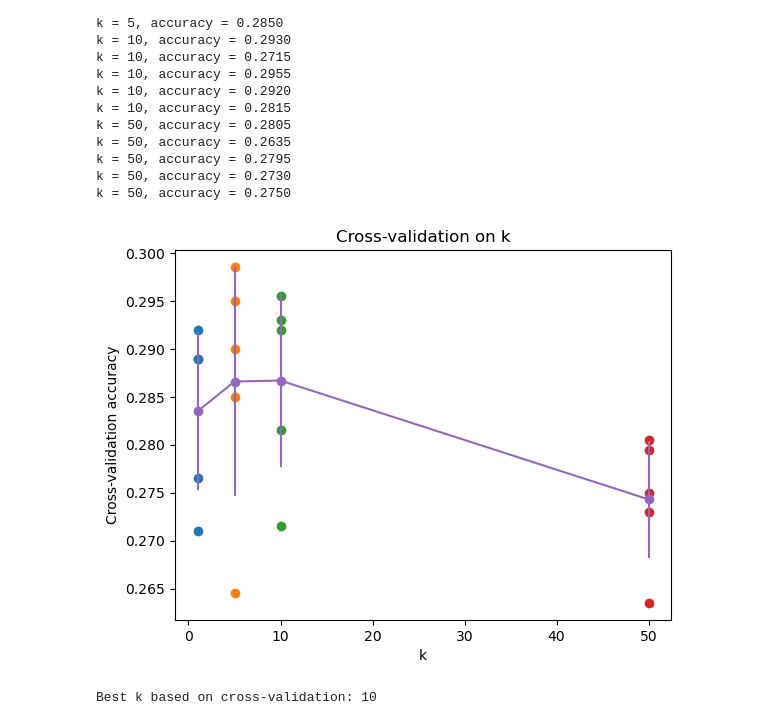
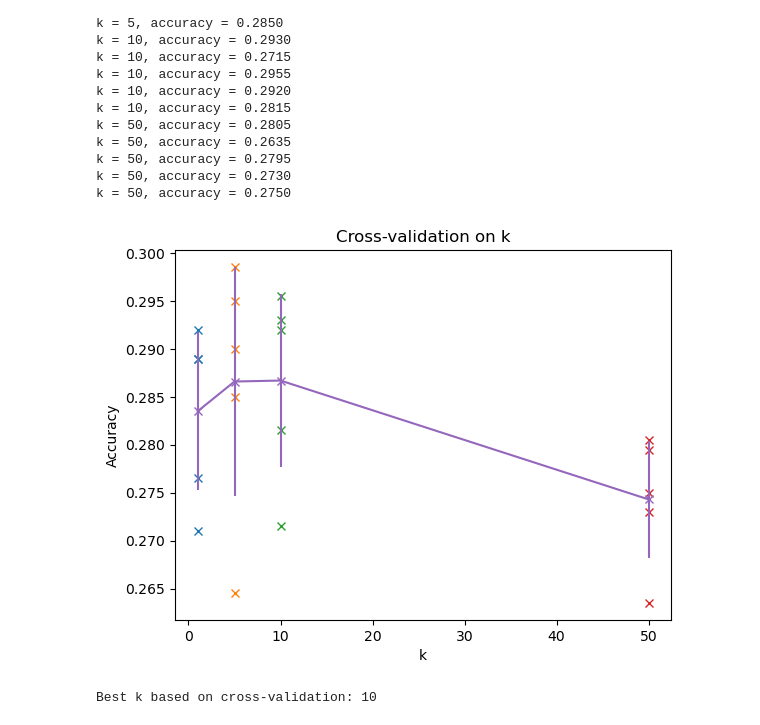
Before and after one commit to jordany33/CIFAR-10-Image-Classification, a Jupyter notebook: CIFAR-10_kNN_Classifier_Implementation.ipynb, the cells around one changed output. Drawn from its saved outputs; the diff is of its cells as text; code cells hidden in the pictures.

```diff
--- a/CIFAR-10_kNN_Classifier_Implementation.ipynb
+++ b/CIFAR-10_kNN_Classifier_Implementation.ipynb
@@ -44,9 +45,9 @@ Files already downloaded and verified
 # %%
 def convert_to_numpy(dataloader):
     data, labels = [], []
-    for images, lbls in dataloader:
-        data.append(images.view(images.size(0), -1).numpy())
-        labels.append(lbls.numpy())
+    for i, j in dataloader:
+        data.append(i.view(i.size(0), -1).numpy())
+        labels.append(j.numpy())
     data = np.concatenate(data)
     labels = np.concatenate(labels)
     return data, labels
@@ -83,15 +84,15 @@ def plot_errors_for_train_sizes_knn(tr_err_knn: list, te_err_knn: list, train_si
     plt.show()
 # %%
 k_values = [1, 5, 10, 50]
-k_to_accuracies = {}
+k_accuracies = {}
 
-# 5-fold
+# 5-fold cross-validation
 for k in k_values:
     knn = KNeighborsClassifier(n_neighbors=k)
     accuracies = cross_val_score(knn, X_train, y_train, cv=5)
-    k_to_accuracies[k] = accuracies
-    for accuracy in accuracies:
-        print(f"k = {k}, accuracy = {accuracy:.4f}")
+    k_accuracies[k] = accuracies
+    for i in accuracies:
+        print(f"k = {k}, accuracy = {i:.4f}")
 # %% [output]
 k = 1, accuracy = 0.2890
 k = 1, accuracy = 0.2765
@@ -115,16 +116,16 @@ k = 50, accuracy = 0.2730
 k = 50, accuracy = 0.2750
 # %%
 for k in k_values:
-    accuracies = k_to_accuracies[k]
-    plt.plot([k] * len(accuracies), accuracies, 'o')
+    plt.plot([k] * len(k_accuracies[k]), k_accuracies[k], 'x')
 
-accuracies_mean = np.array([np.mean(v) for k, v in sorted(k_to_accuracies.items())])
-accuracies_std = np.array([np.std(v) for k, v in sorted(k_to_accuracies.items())])
-plt.errorbar(k_values, accuracies_mean, yerr=accuracies_std, fmt='-o')
+mean_accuracies = [np.mean(k_accuracies[k]) for k in k_values]
+std_accuracies = [np.std(k_accuracies[k]) for k in k_values]
+
+plt.errorbar(k_values, mean_accuracies, yerr=std_accuracies, fmt='-x')
 plt.title('Cross-validation on k')
 plt.xlabel('k')
-plt.ylabel('Cross-validation accuracy')
+plt.ylabel('Accuracy')
 plt.show()
 # %% [output]
-[figure, old version]
+[figure, new version]
 # %%
```
Also changed, not shown: parts of 9 cells of this notebook.
